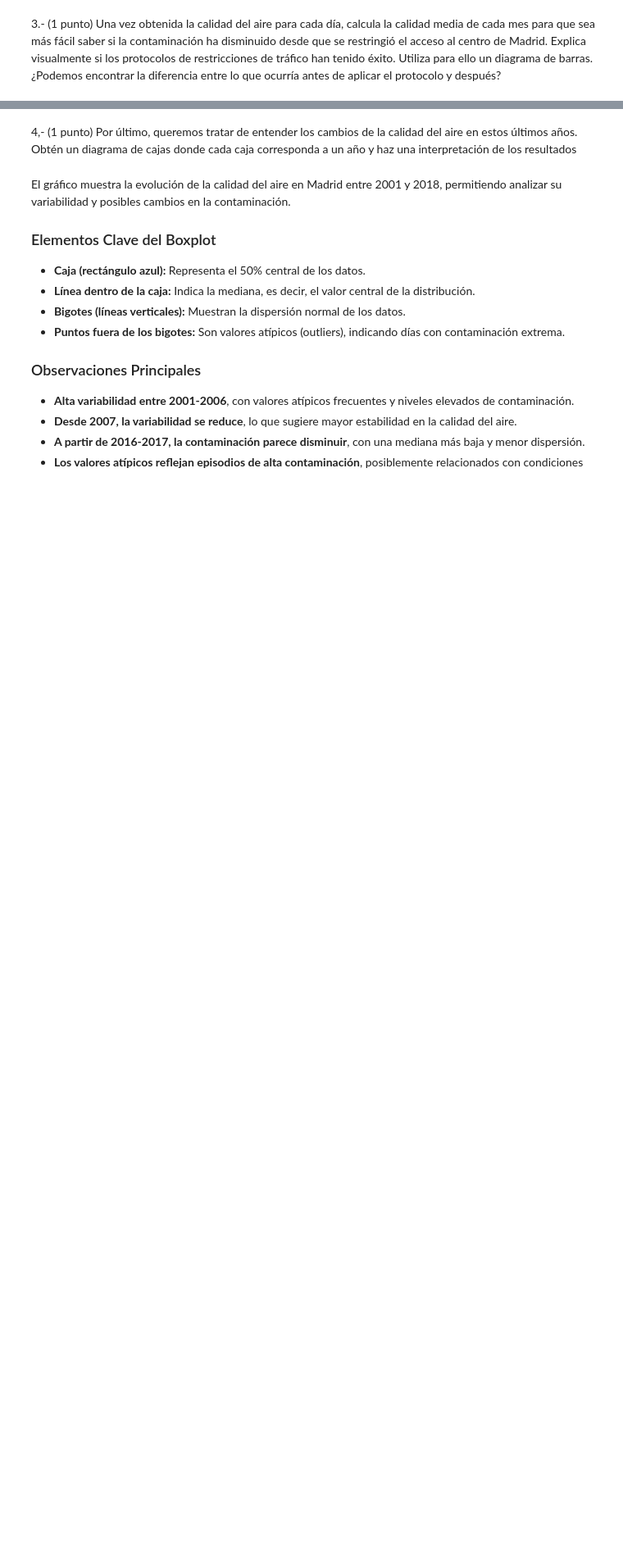
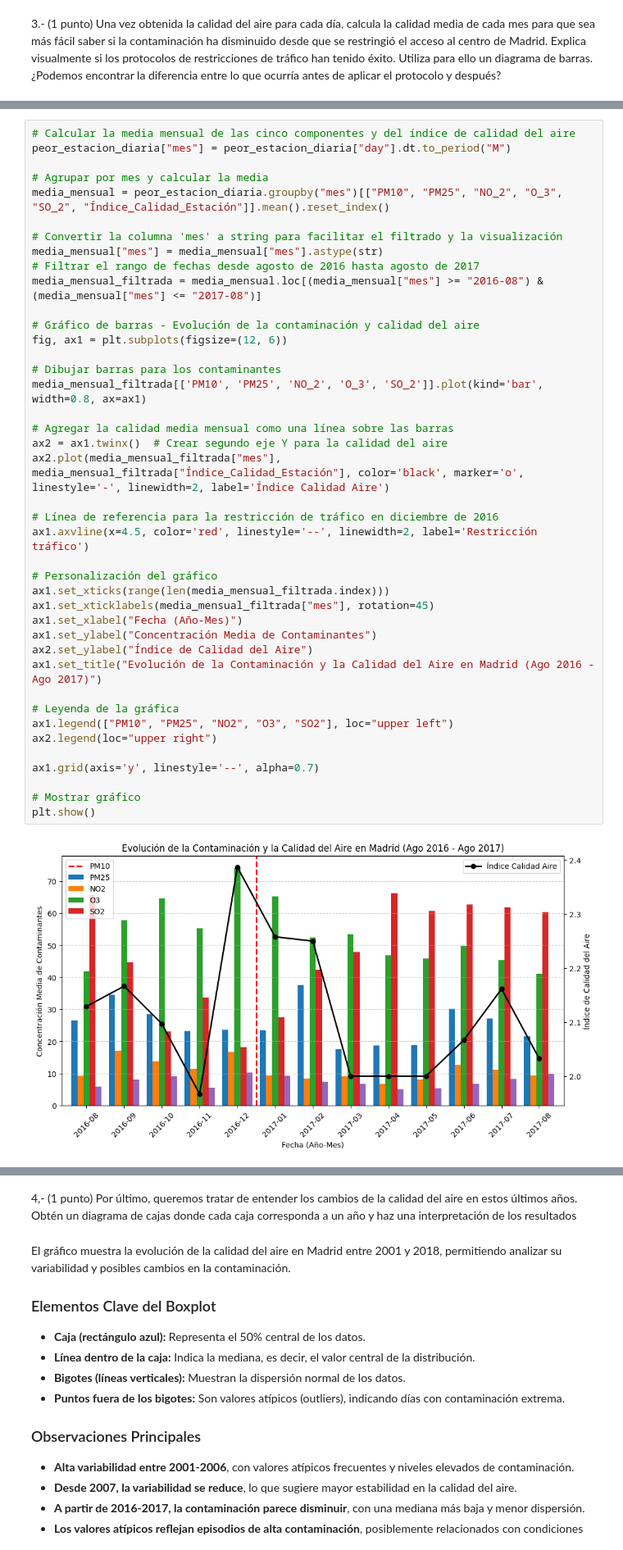
Before and after one commit to juanky0111/Laboratorio1_Data_Mining, a Jupyter notebook: air_quality.ipynb, the cells around one changed output, grey strips where cells are left out. Shown at 82% size. Saved outputs shown, nothing was run; the diff lists cells and outputs as text; blank space fills up the shorter version.

```diff
--- a/air_quality.ipynb
+++ b/air_quality.ipynb
@@ -339,0 +281,43 @@ El gráfico muestra la evolución de la concentración media de tres contaminant
+# %%
+# Calcular la media mensual de las cinco componentes y del índice de calidad del aire
+peor_estacion_diaria["mes"] = peor_estacion_diaria["day"].dt.to_period("M")
+
+# Agrupar por mes y calcular la media
+media_mensual = peor_estacion_diaria.groupby("mes")[["PM10", "PM25", "NO_2", "O_3", "SO_2", "Índice_Calidad_Estación"]].mean().reset_index()
+
+# Convertir la columna 'mes' a string para facilitar el filtrado y la visualización
+media_mensual["mes"] = media_mensual["mes"].astype(str)
+# Filtrar el rango de fechas desde agosto de 2016 hasta agosto de 2017
+media_mensual_filtrada = media_mensual.loc[(media_mensual["mes"] >= "2016-08") & (media_mensual["mes"] <= "2017-08")]
+
+# Gráfico de barras - Evolución de la contaminación y calidad del aire
+fig, ax1 = plt.subplots(figsize=(12, 6))
+
+# Dibujar barras para los contaminantes
+media_mensual_filtrada[['PM10', 'PM25', 'NO_2', 'O_3', 'SO_2']].plot(kind='bar', width=0.8, ax=ax1)
+
+# Agregar la calidad media mensual como una línea sobre las barras
+ax2 = ax1.twinx()  # Crear segundo eje Y para la calidad del aire
+ax2.plot(media_mensual_filtrada["mes"], media_mensual_filtrada["Índice_Calidad_Estación"], color='black', marker='o', linestyle='-', linewidth=2, label='Índice Calidad Aire')
+
+# Línea de referencia para la restricción de tráfico en diciembre de 2016
+ax1.axvline(x=4.5, color='red', linestyle='--', linewidth=2, label='Restricción tráfico')
+
+# Personalización del gráfico
+ax1.set_xticks(range(len(media_mensual_filtrada.index)))
+ax1.set_xticklabels(media_mensual_filtrada["mes"], rotation=45)
+ax1.set_xlabel("Fecha (Año-Mes)")
+ax1.set_ylabel("Concentración Media de Contaminantes")
+ax2.set_ylabel("Índice de Calidad del Aire")
+ax1.set_title("Evolución de la Contaminación y la Calidad del Aire en Madrid (Ago 2016 - Ago 2017)")
+
+# Leyenda de la gráfica
+ax1.legend(["PM10", "PM25", "NO2", "O3", "SO2"], loc="upper left")
+ax2.legend(loc="upper right")
+
+ax1.grid(axis='y', linestyle='--', alpha=0.7)
+
+# Mostrar gráfico
+plt.show()
+# %% [output]
+[figure, added]
```
Also changed, not shown: parts of 23 cells of this notebook.
